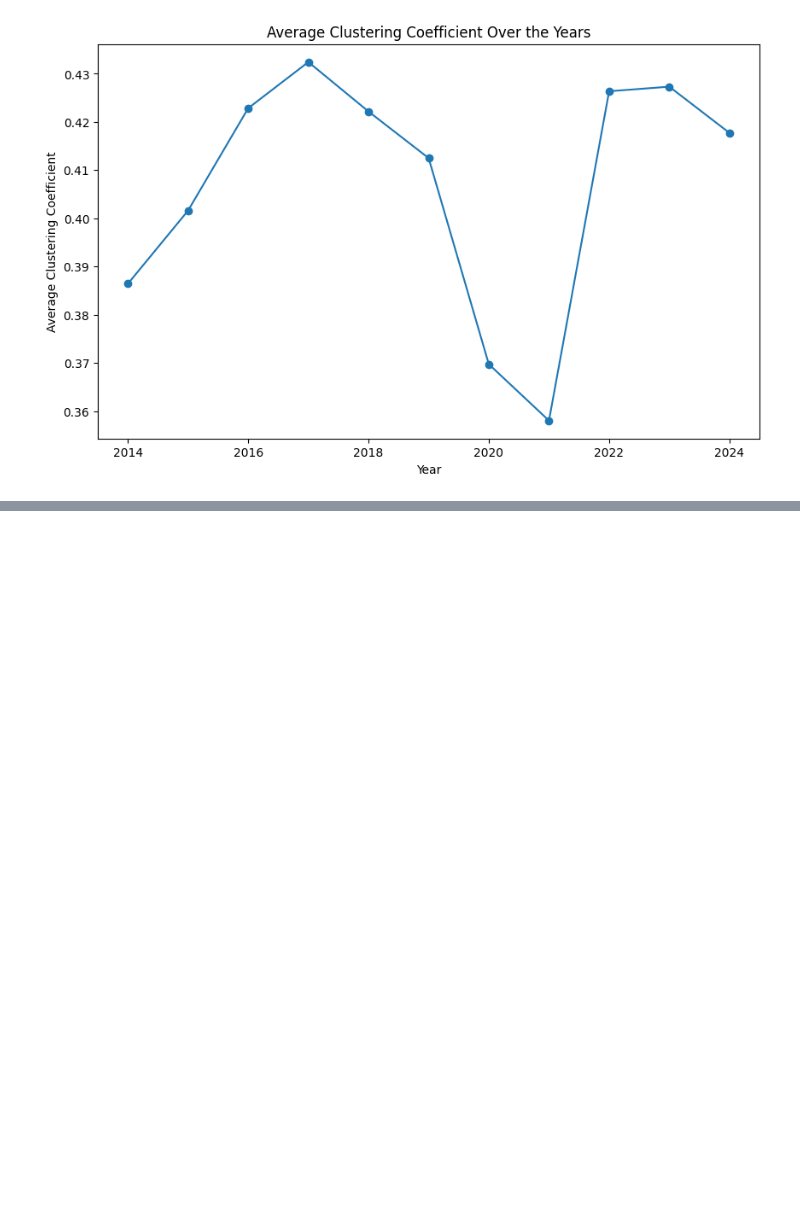
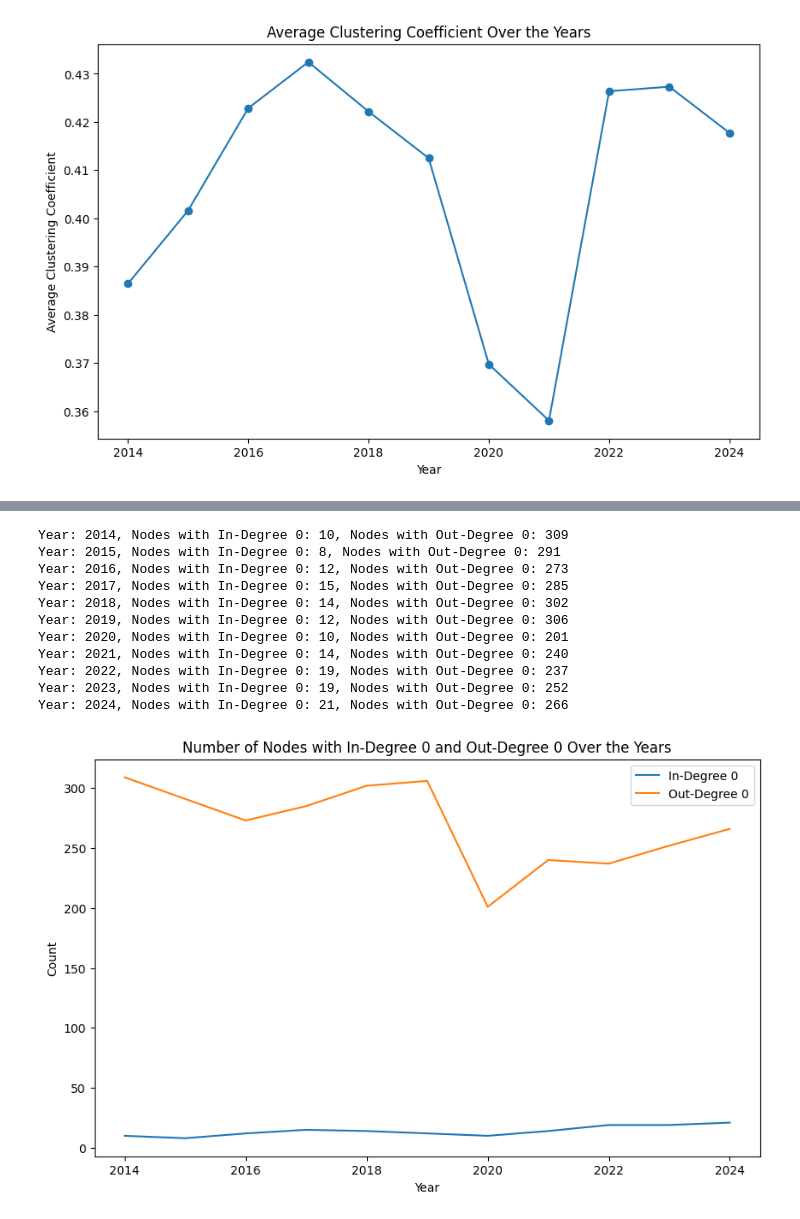
Before and after one commit to domin7k/social_network_analysis, a Jupyter notebook: airtrafic.ipynb, the cells around one changed output, grey strips where cells are left out. Drawn from its saved outputs; the diff is of its cells as text; code cells hidden in the pictures; blank space fills up the shorter version.

```diff
--- a/airtrafic.ipynb
+++ b/airtrafic.ipynb
@@ -579,0 +618,17 @@ Year: 2024, Average Clustering Coefficient: 0.417727
+# %%
+## list the nodes with highes in and out degree for all years in a nice plot
+top_k = 5
+for key in sorted_keys:
+    G_i = graphs[key]
+    in_degrees = G_i.in_degree()
+    out_degrees = G_i.out_degree()
+    top_in = sorted(in_degrees, key=lambda x: x[1], reverse=True)[:top_k]
+    top_out = sorted(out_degrees, key=lambda x: x[1], reverse=True)[:top_k]
+    print(f"Year: {key.split('_')[1]}")
+    print(f"Top {top_k} In-Degree Nodes:")
+    for node, degree in top_in:
+        print(f"  {node}: {degree}")
+    print(f"Top {top_k} Out-Degree Nodes:")
+    for node, degree in top_out:
+        print(f"  {node}: {degree}")
+    print("--------------------------------------------------")
@@ -579,0 +653,42 @@ Year: 2024, Average Clustering Coefficient: 0.417727
+# %%
+## compute the number of nodes with in degree 0 and out degree 0 for each year
+for key in sorted_keys:
+    G_i = graphs[key]
+    in_degrees = G_i.in_degree()
+    out_degrees = G_i.out_degree()
+    in_zero = sum(1 for node, degree in in_degrees if degree == 0)
+    out_zero = sum(1 for node, degree in out_degrees if degree == 0)
+    print(f"Year: {key.split('_')[1]}, Nodes with In-Degree 0: {in_zero}, Nodes with Out-Degree 0: {out_zero}")
+
+# plot the number of nodes with in degree 0 and out degree 0 over the years
+in_zero_counts = []
+out_zero_counts = []
+for key in sorted_keys:
+    G_i = graphs[key]
+    in_degrees = G_i.in_degree()
+    out_degrees = G_i.out_degree()
+    in_zero = sum(1 for node, degree in in_degrees if degree == 0)
+    out_zero = sum(1 for node, degree in out_degrees if degree == 0)
+    in_zero_counts.append(in_zero)
+    out_zero_counts.append(out_zero)
+fig, ax = plt.subplots(figsize=(10, 6))
+ax.plot(years, in_zero_counts, label="In-Degree 0")
+ax.plot(years, out_zero_counts, label="Out-Degree 0")
+ax.set_xlabel("Year")
+ax.set_ylabel("Count")
+ax.set_title("Number of Nodes with In-Degree 0 and Out-Degree 0 Over the Years")
+ax.legend()
+plt.show()
+# %% [output]
+Year: 2014, Nodes with In-Degree 0: 10, Nodes with Out-Degree 0: 309
+Year: 2015, Nodes with In-Degree 0: 8, Nodes with Out-Degree 0: 291
+Year: 2016, Nodes with In-Degree 0: 12, Nodes with Out-Degree 0: 273
+Year: 2017, Nodes with In-Degree 0: 15, Nodes with Out-Degree 0: 285
+Year: 2018, Nodes with In-Degree 0: 14, Nodes with Out-Degree 0: 302
+Year: 2019, Nodes with In-Degree 0: 12, Nodes with Out-Degree 0: 306
+Year: 2020, Nodes with In-Degree 0: 10, Nodes with Out-Degree 0: 201
+Year: 2021, Nodes with In-Degree 0: 14, Nodes with Out-Degree 0: 240
+Year: 2022, Nodes with In-Degree 0: 19, Nodes with Out-Degree 0: 237
+Year: 2023, Nodes with In-Degree 0: 19, Nodes with Out-Degree 0: 252
+Year: 2024, Nodes with In-Degree 0: 21, Nodes with Out-Degree 0: 266
+[figure, added]
```
Also changed, not shown: parts of 7 cells of this notebook.
